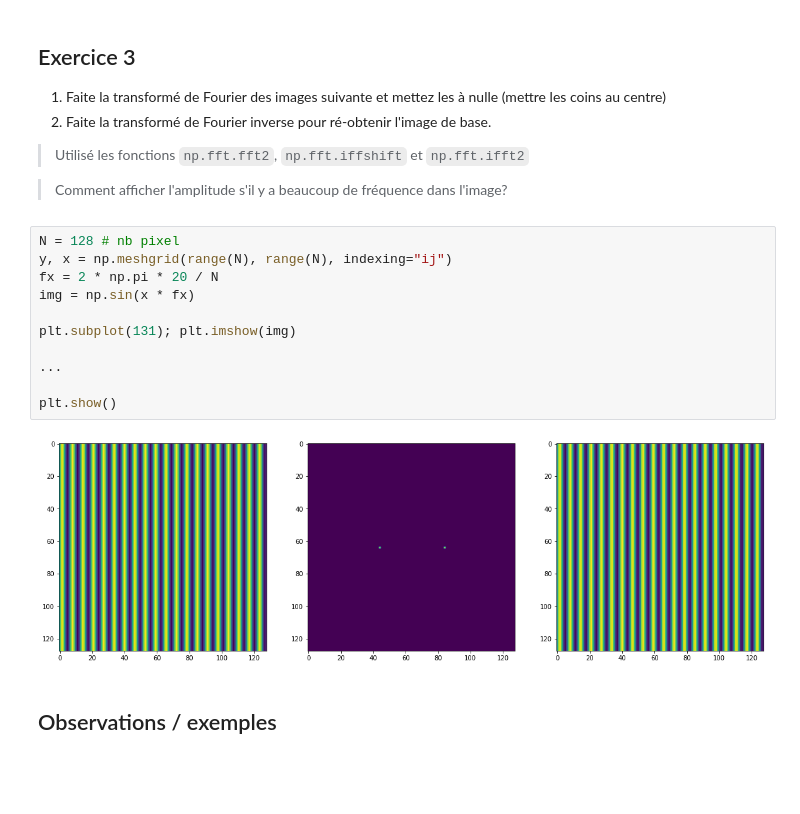
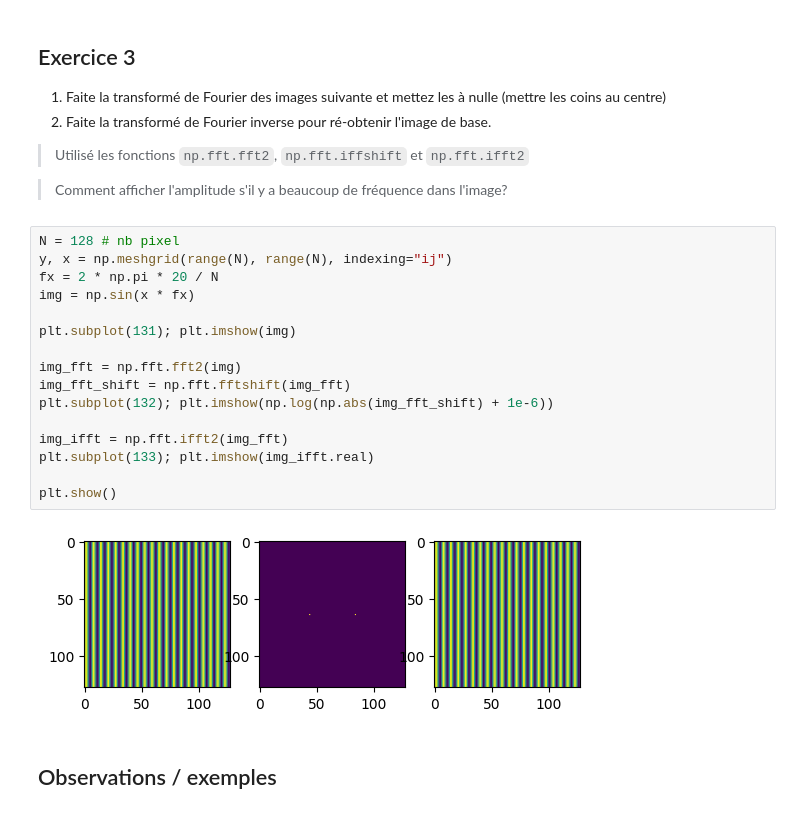
Before and after one commit to nBeeckmans/Laboratoires-INF600F-Automne-2025, a Jupyter notebook: lab4/lab3.ipynb, the cells around one changed output. Cells and saved outputs as stored; diff of their text form; blank space fills up the shorter version.

```diff
--- a/lab4/lab3.ipynb
+++ b/lab4/lab3.ipynb
@@ -36,16 +44,21 @@ Appliqué un filtre gaussian sur les images à l'exercices précédent avec un s
 # %%
 N = 128 # nb pixel
 y, x = np.meshgrid(range(N), range(N), indexing="ij")
 fx = 2 * np.pi * 20 / N
 img = np.sin(x * fx)
 
 plt.subplot(131); plt.imshow(img)
 
-...
+img_fft = np.fft.fft2(img)
+img_fft_shift = np.fft.fftshift(img_fft)
+plt.subplot(132); plt.imshow(np.log(np.abs(img_fft_shift) + 1e-6))
+
+img_ifft = np.fft.ifft2(img_fft)
+plt.subplot(133); plt.imshow(img_ifft.real)
 
 plt.show()
 # %% [output]
-[figure, old version]
+[figure, new version]
 # %% [markdown]
 ## Observations / exemples
 # %%
```
Also changed, not shown: parts of 6 cells of this notebook.
